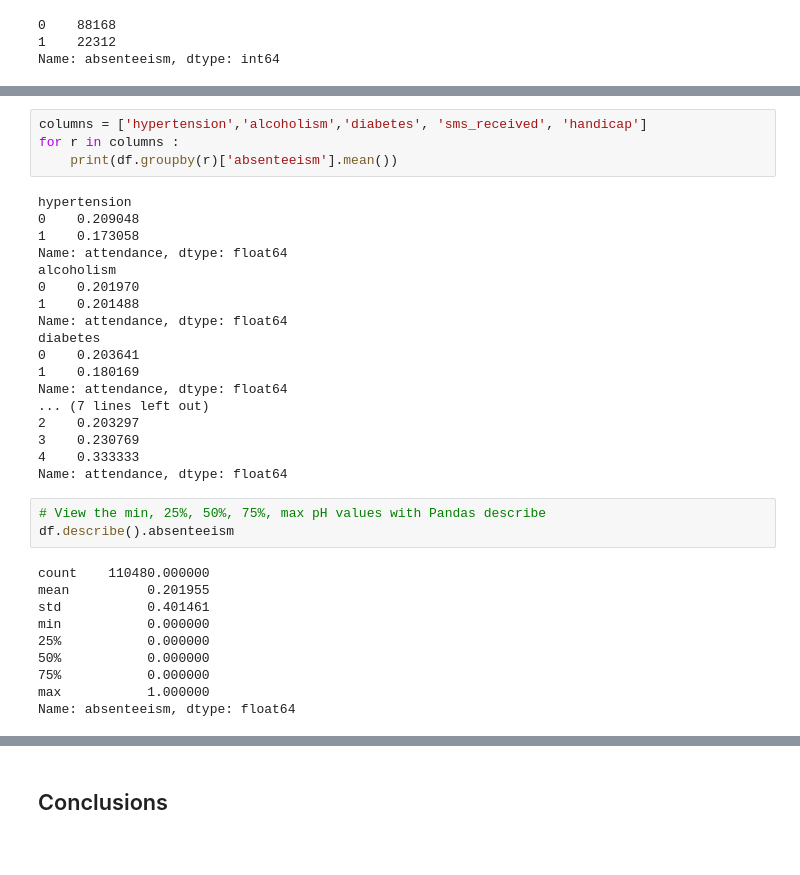
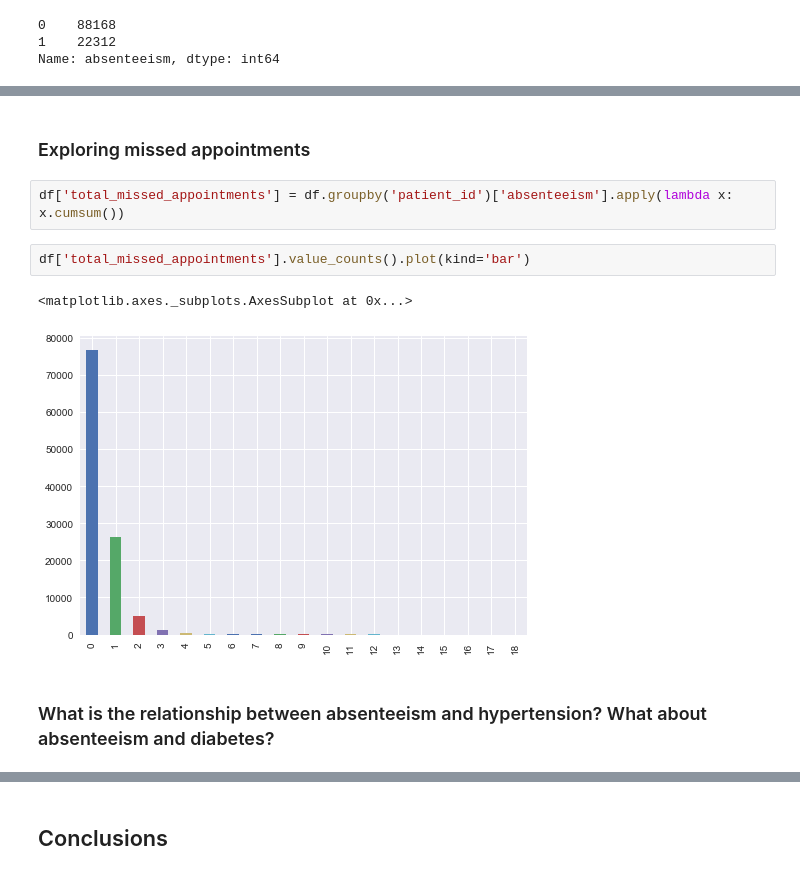
Before and after one commit to IreneFlorez/medical-data-analysis, a Jupyter notebook: Missed_Appointments.ipynb, the cells around one changed output, grey strips where cells are left out. Cells and saved outputs as stored; diff of their text form.

```diff
--- a/Missed_Appointments.ipynb
+++ b/Missed_Appointments.ipynb
@@ -333,35 +387,11 @@ Percent who miss their appointments: 20.1955104996
-# %%
-columns = ['hypertension','alcoholism','diabetes', 'sms_received', 'handicap']
-for r in columns :
-    print(df.groupby(r)['absenteeism'].mean())
-# %% [output]
-hypertension
-0    0.209048
-1    0.173058
-Name: attendance, dtype: float64
-alcoholism
-0    0.201970
-1    0.201488
-Name: attendance, dtype: float64
-diabetes
-0    0.203641
-1    0.180169
-Name: attendance, dtype: float64
-... (7 lines left out)
-2    0.203297
-3    0.230769
-4    0.333333
-Name: attendance, dtype: float64
-# %%
-# View the min, 25%, 50%, 75%, max pH values with Pandas describe
-df.describe().absenteeism
-# %% [output]
-count    110480.000000
-mean          0.201955
-std           0.401461
-min           0.000000
-25%           0.000000
-50%           0.000000
-75%           0.000000
-max           1.000000
-Name: absenteeism, dtype: float64
+# %% [markdown]
+### Exploring missed appointments
+# %%
+df['total_missed_appointments'] = df.groupby('patient_id')['absenteeism'].apply(lambda x: x.cumsum())
+# %%
+df['total_missed_appointments'].value_counts().plot(kind='bar')
+# %% [output]
+<matplotlib.axes._subplots.AxesSubplot at 0x...>
+[figure, added]
+# %% [markdown]
+### What is the relationship between absenteeism and hypertension? What about absenteeism and diabetes?
```
Also changed, not shown: parts of 88 cells of this notebook.
